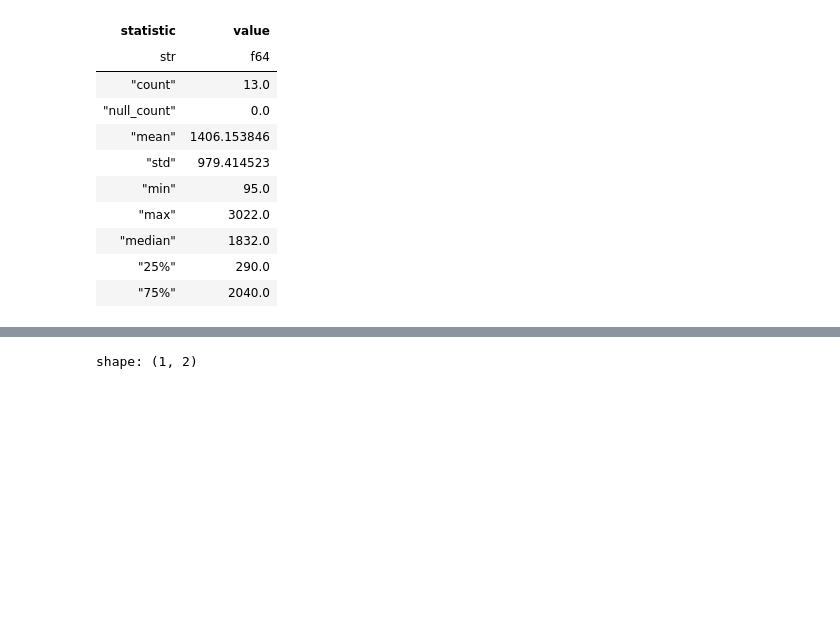
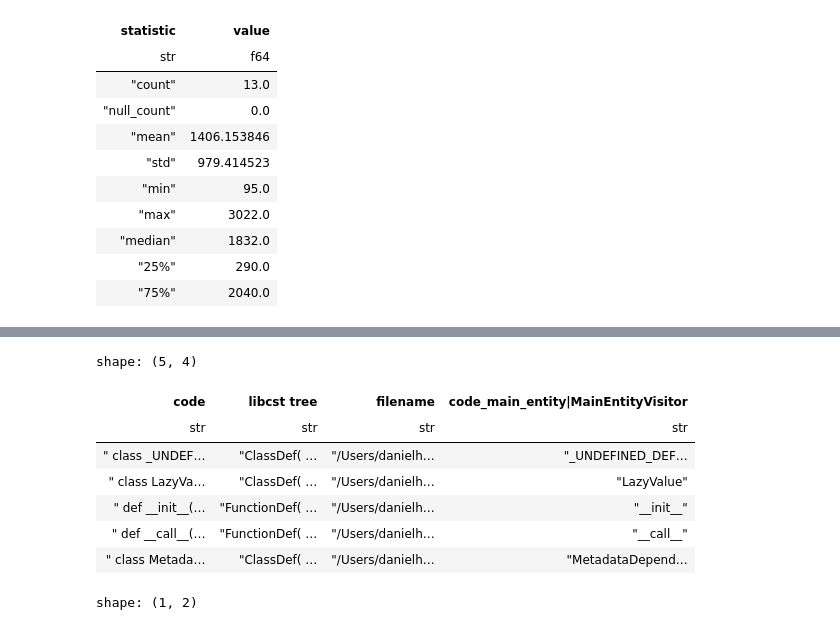
Before and after one commit to Neural-Dragon-AI/BabyDragon, a Jupyter notebook: notebooks/libcst_analysis.ipynb, the cells around one changed output, grey strips where cells are left out. Drawn from its saved outputs; the diff is of its cells as text; code cells hidden in the pictures; blank space fills up the shorter version.

```diff
--- a/notebooks/libcst_analysis.ipynb
+++ b/notebooks/libcst_analysis.ipynb
@@ -346,0 +371,3 @@ defaults of the module you are modifying. The
+# %%
+code_repo = "/Users/danielhug/neuraldragon/frames_arc/BabyDragon/notebooks/venv/lib/python3.10/site-packages/libcst"
+mfp = CodeFrame.from_python(directory_path=code_repo, value_column="code", embeddable_columns=["code"], context_columns=["libcst_tree", "filename"], name="libcst_code_frame")
@@ -347,3 +387,37 @@ defaults of the module you are modifying. The
+# %%
+import libcst as cst
+
+class MainEntityVisitor(cst.CSTVisitor):
+    def __init__(self, code: str):
+        self.module = cst.parse_module(code)
+        self.main_entity = None
+
+    def visit_ClassDef(self, node: cst.ClassDef):
+        if self.main_entity is None:
+            self.main_entity = node.name.value
+        return False  # Prevent visiting inner scopes
+
+    def visit_FunctionDef(self, node: cst.FunctionDef):
+        if self.main_entity is None:
+            self.main_entity = node.name.value
+        return False  # Prevent visiting inner scopes
+
+    def collect(self):
+        self.module.visit(self)
+        return self.main_entity
+
+mfp = mfp.apply_visitor_to_column("code", MainEntityVisitor, "main_entity")
+# %%
+mfp.df.head()
+# %% [output]
+shape: (5, 4)
+| code | libcst tree | filename | code_main_entity|MainEntityVisitor |
+| str | str | str | str |
+| " class _UNDEF… | "ClassDef( … | "/Users/danielh… | "_UNDEFINED_DEF… |
+| " class LazyVa… | "ClassDef( … | "/Users/danielh… | "LazyValue" |
+| " def __init__(… | "FunctionDef( … | "/Users/danielh… | "__init__" |
+| " def __call__(… | "FunctionDef( … | "/Users/danielh… | "__call__" |
+| " class Metada… | "ClassDef( … | "/Users/danielh… | "MetadataDepend… |
 # %%
 import polars as pl
 import os
```
Also changed, not shown: parts of 10 cells of this notebook.
